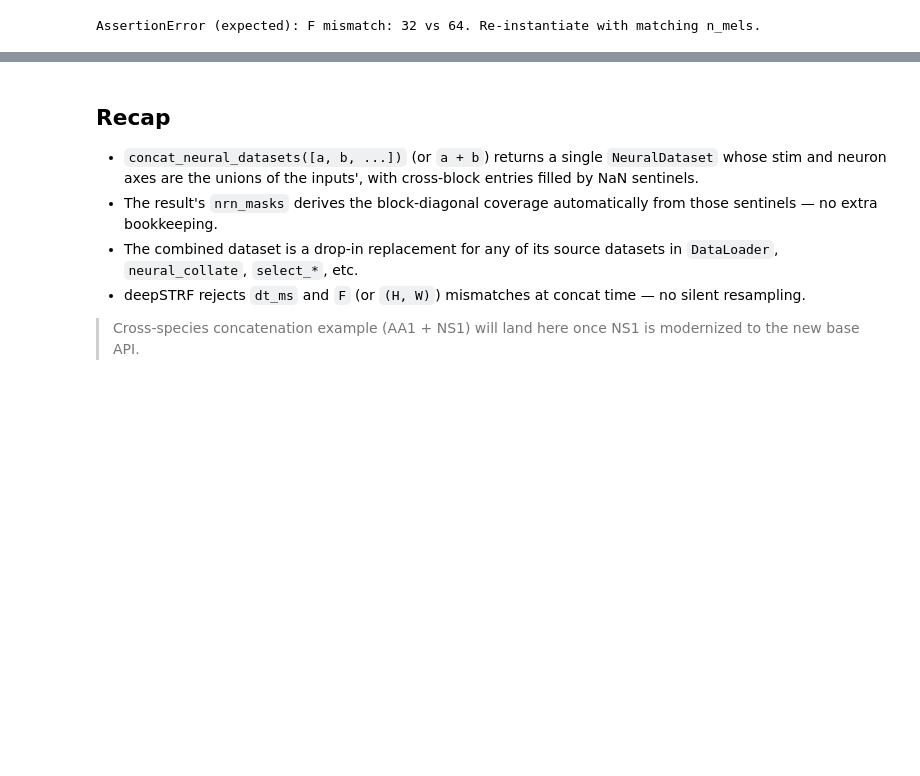
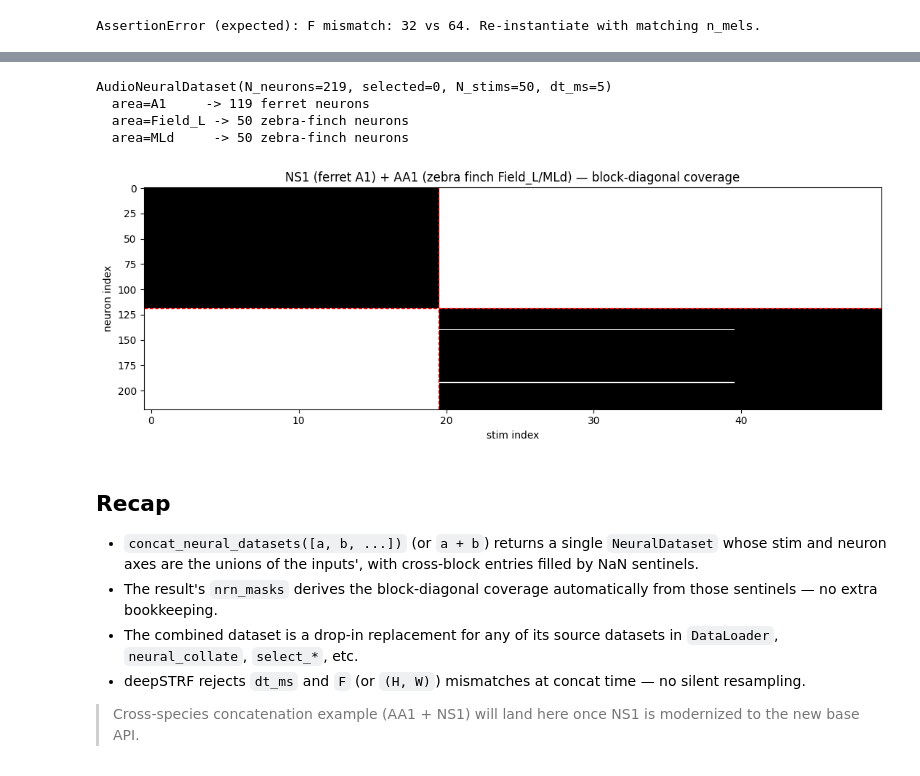
Before and after one commit to urancon/deepSTRF, a Jupyter notebook: examples/dataset_concatenation.ipynb, the cells around one changed output, grey strips where cells are left out. Drawn from its saved outputs; the diff is of its cells as text; code cells hidden in the pictures; blank space fills up the shorter version.

```diff
--- a/examples/dataset_concatenation.ipynb
+++ b/examples/dataset_concatenation.ipynb
@@ -245,3 +258,35 @@ AssertionError (expected): F mismatch: 32 vs 64. Re-instantiate with matching n_
+# %%
+from deepSTRF.datasets.audio.NS1_DRC_Dataset import NS1_Dataset
+
+NS1_PATH = '../deepSTRF/datasets/audio/NS1_DRC/data'
+
+ns1 = NS1_Dataset(NS1_PATH, dt_ms=5)            # ferret A1, 119 neurons, 20 nat stims
+aa1_34 = CRCNS_AA1_Dataset(AA1_PATH, dt_ms=5,
+                           n_mels=34)            # match NS1's F=34
+chimera = ns1 + aa1_34
+print(chimera)
+print(f"  area=A1     -> {len(chimera.select_pop_by_nrn_attr('area', 'A1'))} ferret neurons")
+chimera.I = []
+print(f"  area=Field_L -> {len(chimera.select_pop_by_nrn_attr('area', 'Field_L'))} zebra-finch neurons")
+chimera.I = []
+print(f"  area=MLd     -> {len(chimera.select_pop_by_nrn_attr('area', 'MLd'))} zebra-finch neurons")
+
+# block-diagonal mask: NS1 covers stims 0..19 / neurons 0..118; AA1 covers stims 20..49 / neurons 119..218
+fig, ax = plt.subplots(figsize=(11, 4))
+ax.imshow(chimera.nrn_masks.T.numpy(), aspect='auto', cmap='gray_r', interpolation='nearest')
+ax.axhline(ns1.N_neurons - 0.5, color='red', linestyle='--', linewidth=1)
+ax.axvline(ns1.get_S() - 0.5,    color='red', linestyle='--', linewidth=1)
+ax.set_xlabel('stim index')
+ax.set_ylabel('neuron index')
+ax.set_title('NS1 (ferret A1) + AA1 (zebra finch Field_L/MLd) — block-diagonal coverage')
+plt.tight_layout()
+plt.show()
+# %% [output]
+AudioNeuralDataset(N_neurons=219, selected=0, N_stims=50, dt_ms=5)
+  area=A1     -> 119 ferret neurons
+  area=Field_L -> 50 zebra-finch neurons
+  area=MLd     -> 50 zebra-finch neurons
+[figure, added]
 # %% [markdown]
 ## Recap
 
```
Also changed, not shown: parts of 4 cells of this notebook.
